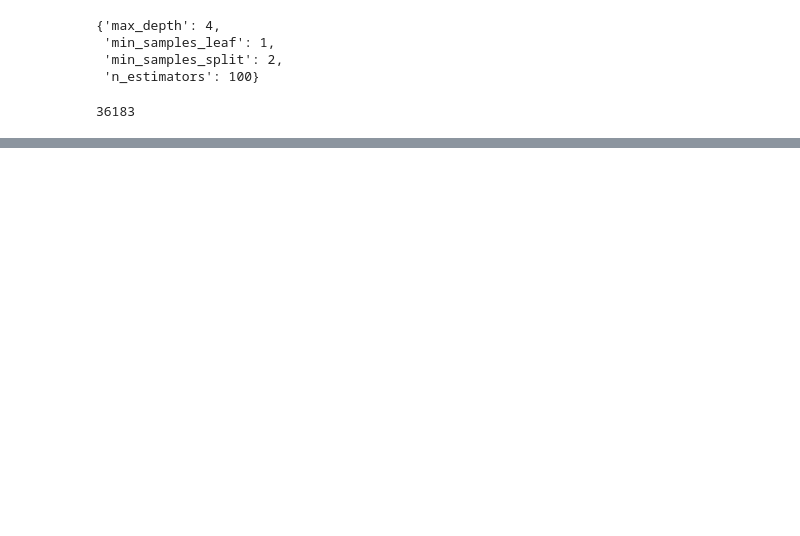
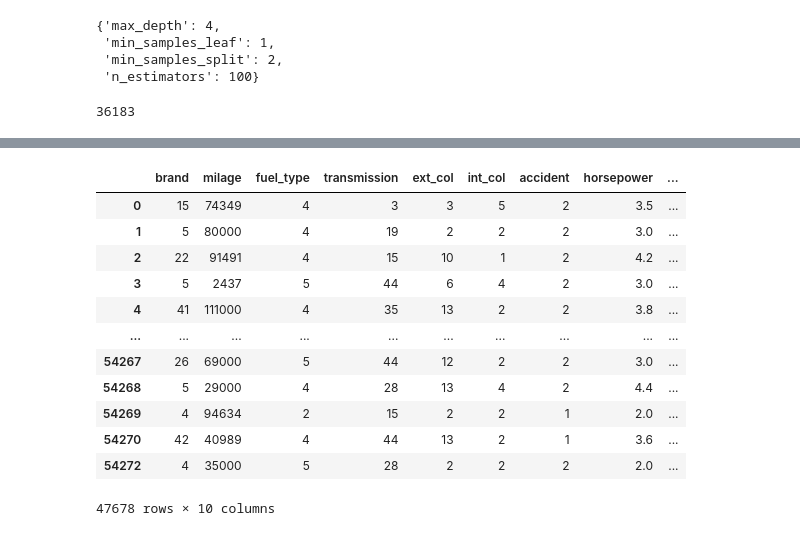
Before and after one commit to othnielche/KaggleX-Skill-Assessment-Challenge-2024, a Jupyter notebook: KaggleX challenge.ipynb, the cells around one changed output, grey strips where cells are left out. Drawn from its saved outputs; the diff is of its cells as text; code cells hidden in the pictures; blank space fills up the shorter version.

```diff
--- a/KaggleX challenge.ipynb
+++ b/KaggleX challenge.ipynb
@@ -2120,7 +2120,7 @@ rf_gridsearch = RandomForestRegressor(n_jobs=-1, random_state=42)
 grid_search = GridSearchCV(param_grid=hyper_parameters,
                            cv=5,
                            estimator=rf_gridsearch,
-                           scoring= mean_squared_error
+                           scoring= 'neg_mean_squared_error'
                            )
 # %%
 grid_search.fit(X, y)
@@ -2201,0 +2252,16 @@ general_int_color_mapping = {
+# %%
+X = X.drop('ext_col')
+# %% [output]
+|  | brand | milage | fuel_type | transmission | ext_col | int_col | accident | horsepower | ... |
+| 0 | 15 | 74349 | 4 | 3 | 3 | 5 | 2 | 3.5 | ... |
+| 1 | 5 | 80000 | 4 | 19 | 2 | 2 | 2 | 3.0 | ... |
+| 2 | 22 | 91491 | 4 | 15 | 10 | 1 | 2 | 4.2 | ... |
+| 3 | 5 | 2437 | 5 | 44 | 6 | 4 | 2 | 3.0 | ... |
+| 4 | 41 | 111000 | 4 | 35 | 13 | 2 | 2 | 3.8 | ... |
+| ... | ... | ... | ... | ... | ... | ... | ... | ... | ... |
+| 54267 | 26 | 69000 | 5 | 44 | 12 | 2 | 2 | 3.0 | ... |
+| 54268 | 5 | 29000 | 4 | 28 | 13 | 4 | 2 | 4.4 | ... |
+| 54269 | 4 | 94634 | 2 | 15 | 2 | 2 | 1 | 2.0 | ... |
+| 54270 | 42 | 40989 | 4 | 44 | 13 | 2 | 1 | 3.6 | ... |
+| 54272 | 4 | 35000 | 5 | 28 | 2 | 2 | 2 | 2.0 | ... |
+47678 rows × 10 columns
```
Also changed, not shown: parts of 15 cells of this notebook, 2 other files.
